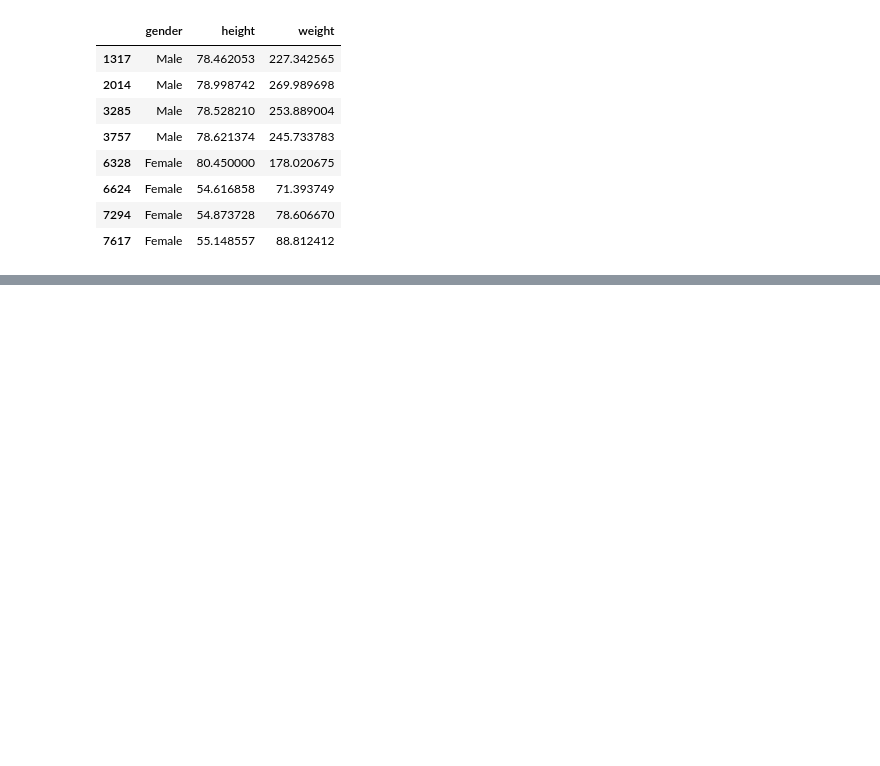
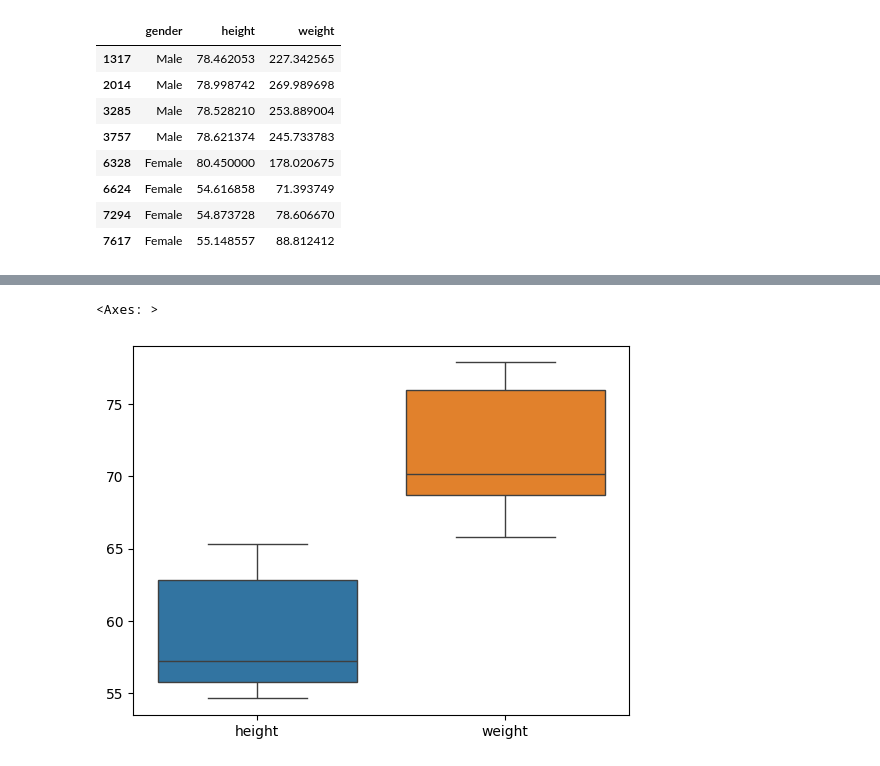
Before and after one commit to Md-Maruf-1727/Statistics, a Jupyter notebook: Outlier removing/outlier_1.ipynb, the cells around one changed output, grey strips where cells are left out. Cells and saved outputs as stored; diff of their text form; code cells hidden in the pictures; blank space fills up the shorter version.

```diff
--- a/Outlier removing/outlier_1.ipynb
+++ b/Outlier removing/outlier_1.ipynb
@@ -228,0 +266,5 @@ df[(df['height']<=pos) & (df['height']>=neg)]
+# %%
+sns.boxplot(df4)
+# %% [output]
+<Axes: >
+[figure, added]
```
Also changed, not shown: parts of 13 cells of this notebook.
